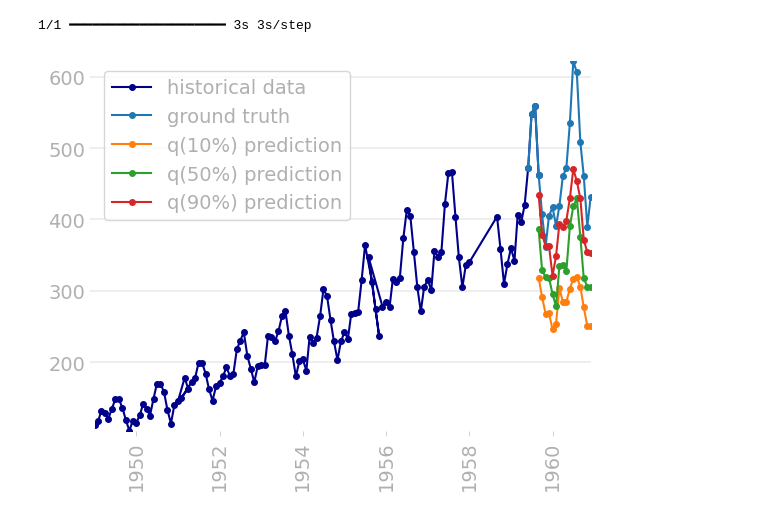
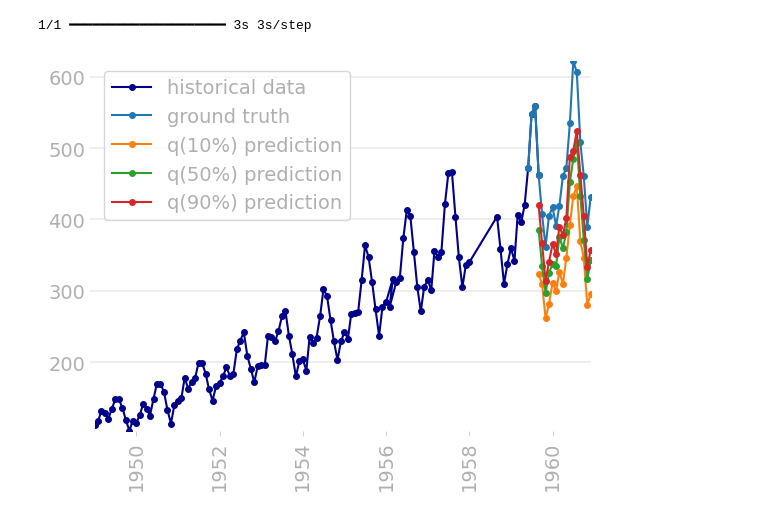
Before and after one commit to aaarrti/temporal_fusion_transformer, a Jupyter notebook: notebooks/air_passengers.ipynb, the cells around one changed output. Cells and saved outputs as stored; diff of their text form; code cells hidden in the pictures.

```diff
--- a/notebooks/air_passengers.ipynb
+++ b/notebooks/air_passengers.ipynb
@@ -21,7 +21,7 @@ AirPassengersDataset(config).plot_dataset_splits("../data/air_passengers")
 preprocessor: AirPassengerPreprocessor = AirPassengerPreprocessor.load("../data/air_passengers/")
 inference = AirPassengersInference(config)
 model = tft.TemporalFusionTransformer.build_from_dataclass_config(
-    config, weights_path="../data/air_passengers/model.weights.h5"
+    config, weights_path="../data/air_passengers/20231222-1313/model.weights.h5"
 )
 # %%
 test_df = pl.read_csv("../data/air_passengers/test.csv")
@@ -32,12 +32,12 @@ y_pred = model.predict(x)
 # %%
 historical_ds = tf.data.Dataset.load("../data/air_passengers/training").concatenate(
     tf.data.Dataset.load("../data/air_passengers/validation")
 )
 historical_df = preprocessor.inverse_transform(
     inference.dataframe_from_time_series_dataset(historical_ds)
 )
 
-inference.plot_predictions(test_df, y_pred, preprocessor.passengers, historical_df)
+inference.plot_predictions(test_df, y_pred, preprocessor.target["passengers"], historical_df)
 # %% [output]
-[figure, old version]
+[figure, new version]
 # %%
```
Also changed, not shown: parts of 1 cell of this notebook, 48 other files.
